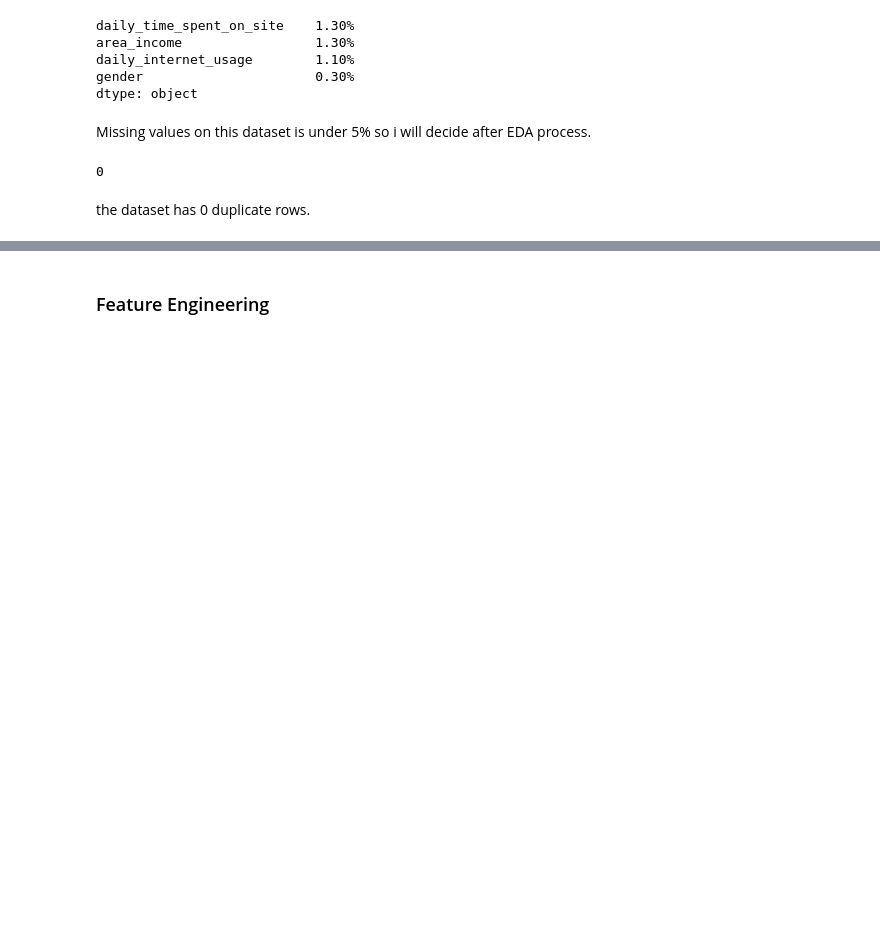
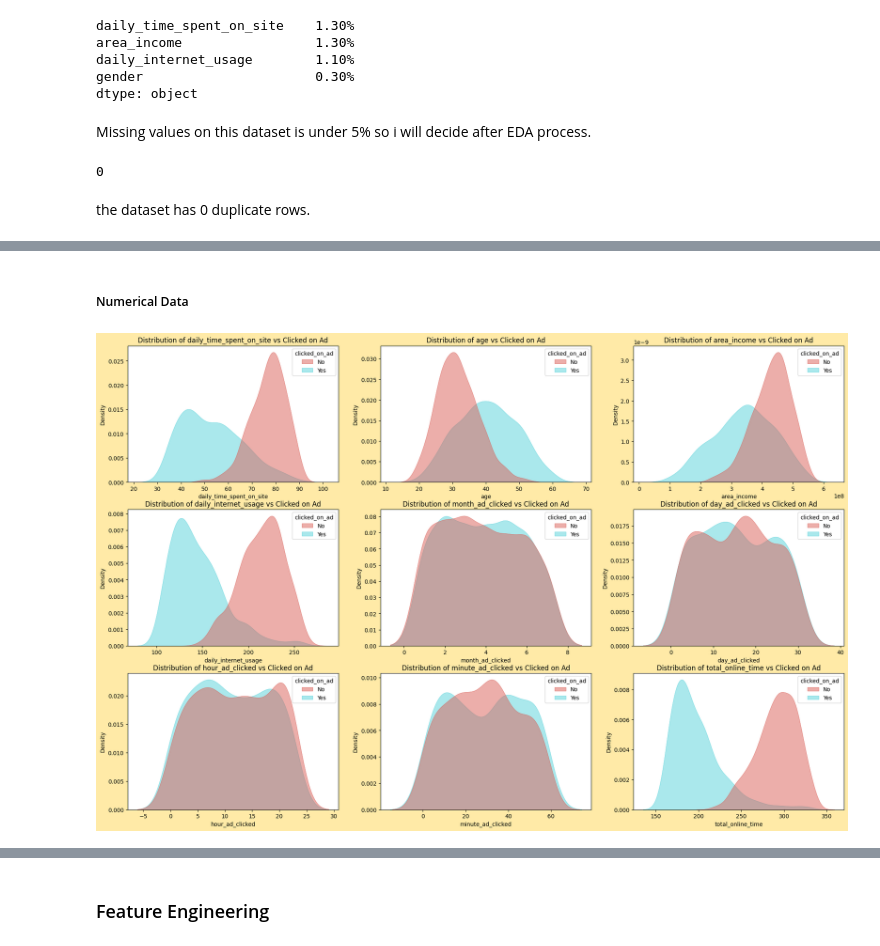
Before and after one commit to azaryasph/Predict-Customer-Clicked-Ads-Classification-By-Using-Machine-Learning, a Jupyter notebook: Predict Customer Clicked Ads Classification By Using Machine Learning.ipynb, the cells around one changed output, grey strips where cells are left out. Cells and saved outputs as stored; diff of their text form; code cells hidden in the pictures; blank space fills up the shorter version.

```diff
--- a/Predict Customer Clicked Ads Classification By Using Machine Learning.ipynb
+++ b/Predict Customer Clicked Ads Classification By Using Machine Learning.ipynb
@@ -172,0 +330,13 @@ the dataset has 0 duplicate rows.
+# %% [markdown]
+##### Numerical Data
+# %%
+num = dfe.select_dtypes(include='number').drop(columns='Unnamed: 0')
+
+fig, ax = plt.subplots(3, 3, figsize=(23,15))
+fig.set_facecolor('#FFEAA7')
+
+for i, subplot in zip(num.columns, ax.flatten()):
+    sns.kdeplot(x=i, data=num, hue=dfe['clicked_on_ad'], palette='hls', fill=True, alpha=0.5, linewidth=0.5, ax=subplot)
+    subplot.set_title(f'Distribution of {i} vs Clicked on Ad')
+# %% [output]
+[figure, added]
```
Also changed, not shown: parts of 35 cells of this notebook.
